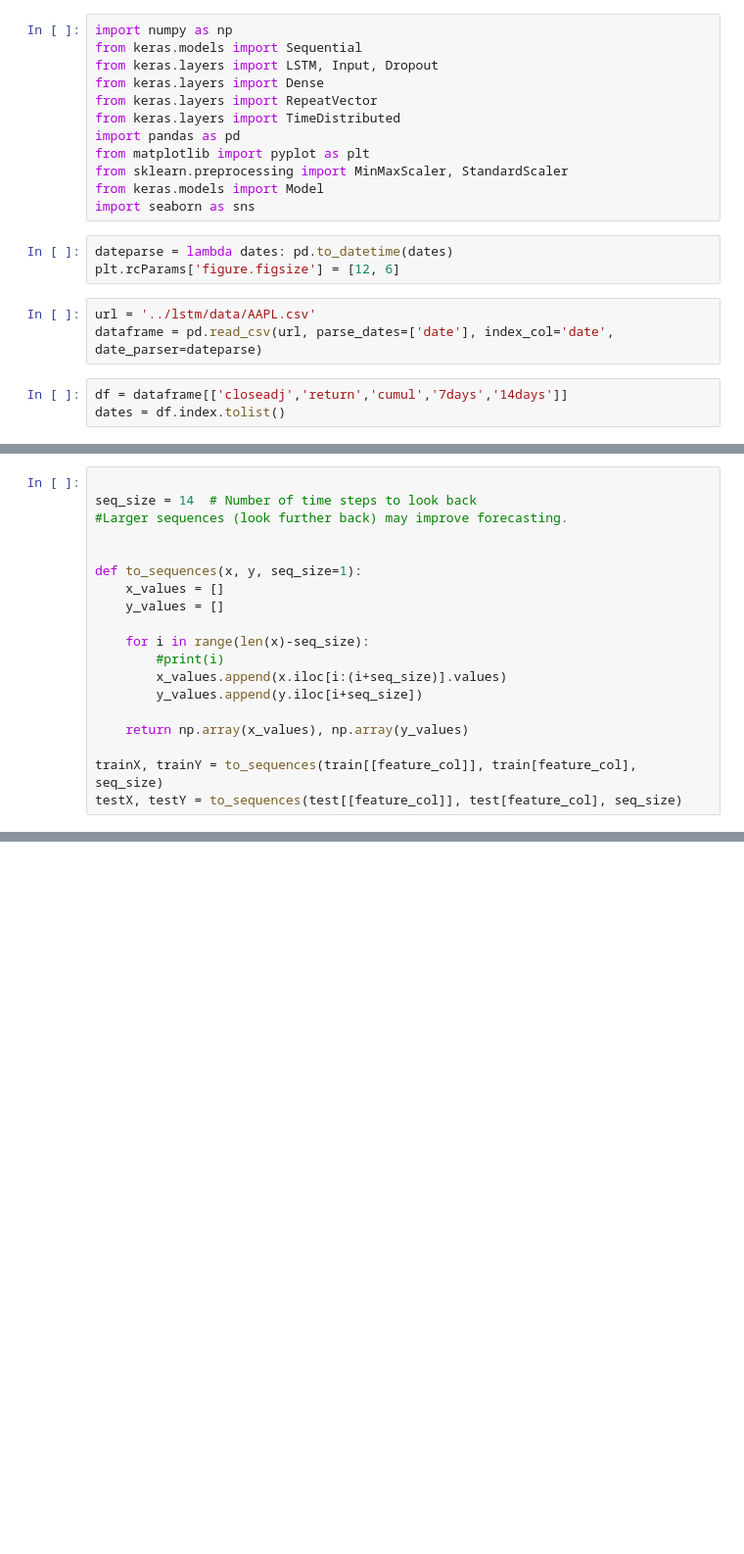
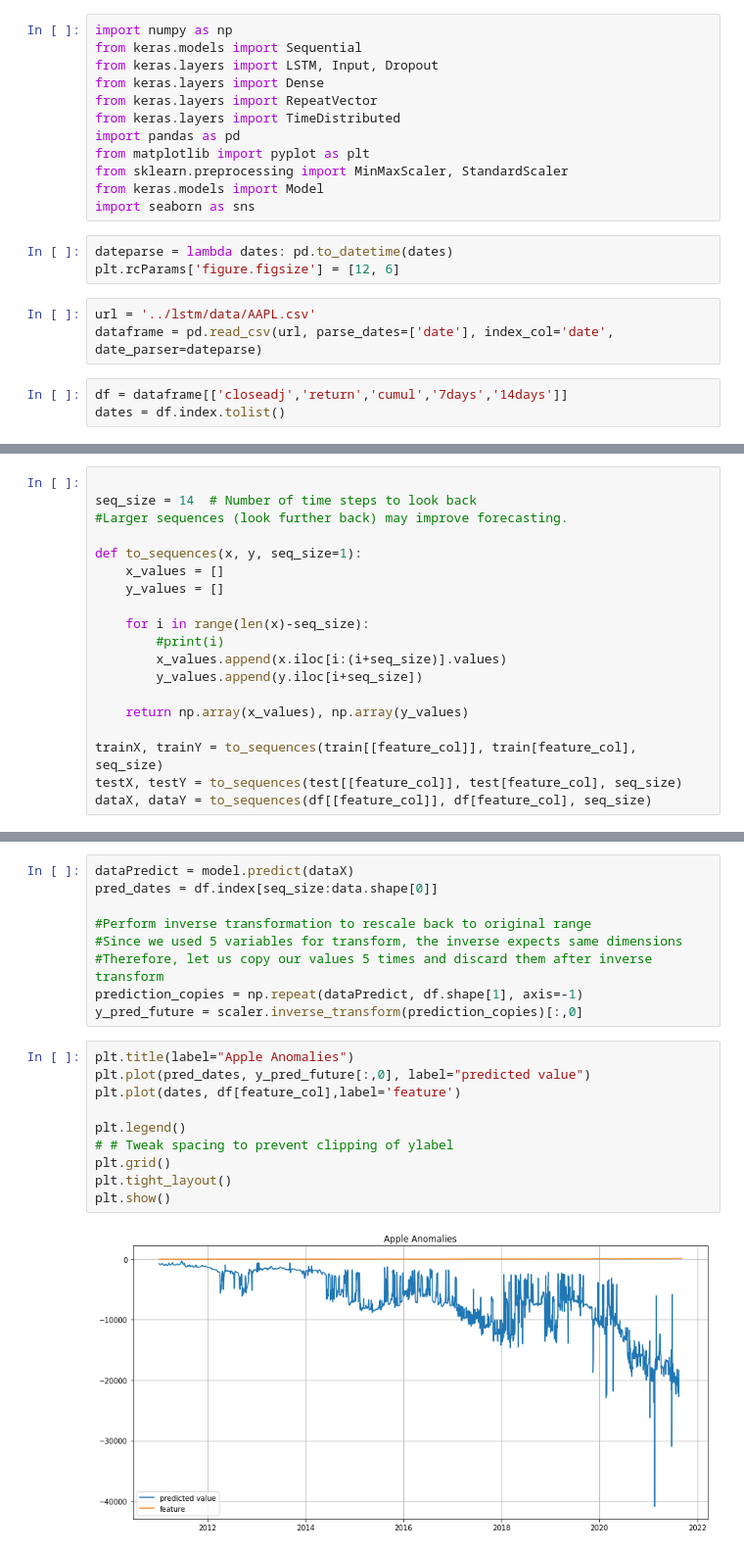
Before and after one commit to frestyle/tensorflow-deeplearning, a Jupyter notebook: anomalydetection/anomaly.ipynb, the cells around one changed output, grey strips where cells are left out. Shown at 98% size. Drawn from its saved outputs; the diff is of its cells as text; blank space fills up the shorter version.

```diff
--- a/anomalydetection/anomaly.ipynb
+++ b/anomalydetection/anomaly.ipynb
@@ -53,7 +70,6 @@ See the caveats in the documentation: https://pandas.pydata.org/pandas-docs/stab
 
 seq_size = 14  # Number of time steps to look back
 #Larger sequences (look further back) may improve forecasting.
-
 
 def to_sequences(x, y, seq_size=1):
     x_values = []
@@ -68,6 +84,7 @@ def to_sequences(x, y, seq_size=1):
 
 trainX, trainY = to_sequences(train[[feature_col]], train[feature_col], seq_size)
 testX, testY = to_sequences(test[[feature_col]], test[feature_col], seq_size)
+dataX, dataY = to_sequences(df[[feature_col]], df[feature_col], seq_size)
 # %%
 # define Autoencoder model
 #Input shape would be seq_size, 1 - 1 beacuse we have 1 feature.
@@ -159,0 +183,21 @@ plt.hist(testMAE, bins=30)
+# %%
+dataPredict = model.predict(dataX)
+pred_dates = df.index[seq_size:data.shape[0]]
+
+#Perform inverse transformation to rescale back to original range
+#Since we used 5 variables for transform, the inverse expects same dimensions
+#Therefore, let us copy our values 5 times and discard them after inverse transform
+prediction_copies = np.repeat(dataPredict, df.shape[1], axis=-1)
+y_pred_future = scaler.inverse_transform(prediction_copies)[:,0]
+# %%
+plt.title(label="Apple Anomalies")
+plt.plot(pred_dates, y_pred_future[:,0], label="predicted value")
+plt.plot(dates, df[feature_col],label='feature')
+
+plt.legend()
+# # Tweak spacing to prevent clipping of ylabel
+plt.grid()
+plt.tight_layout()
+plt.show()
+# %% [output]
+[figure, added]
```
Also changed, not shown: parts of 12 cells of this notebook.
